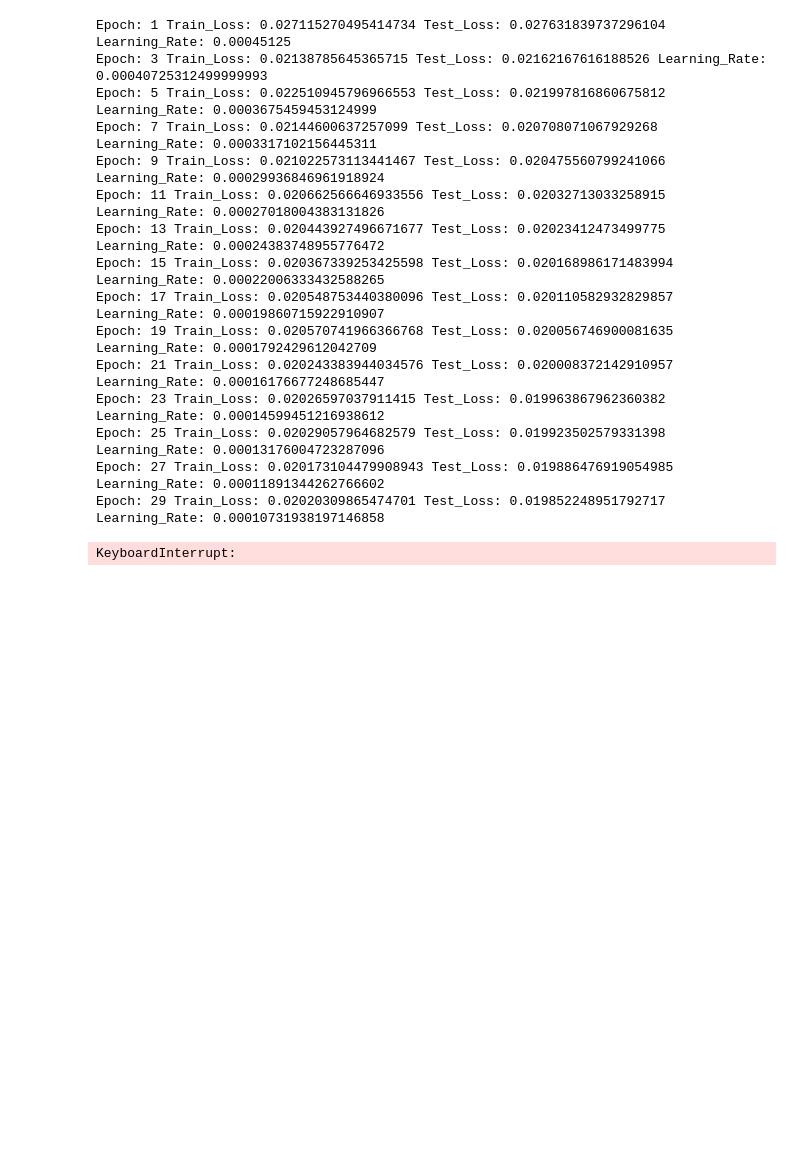
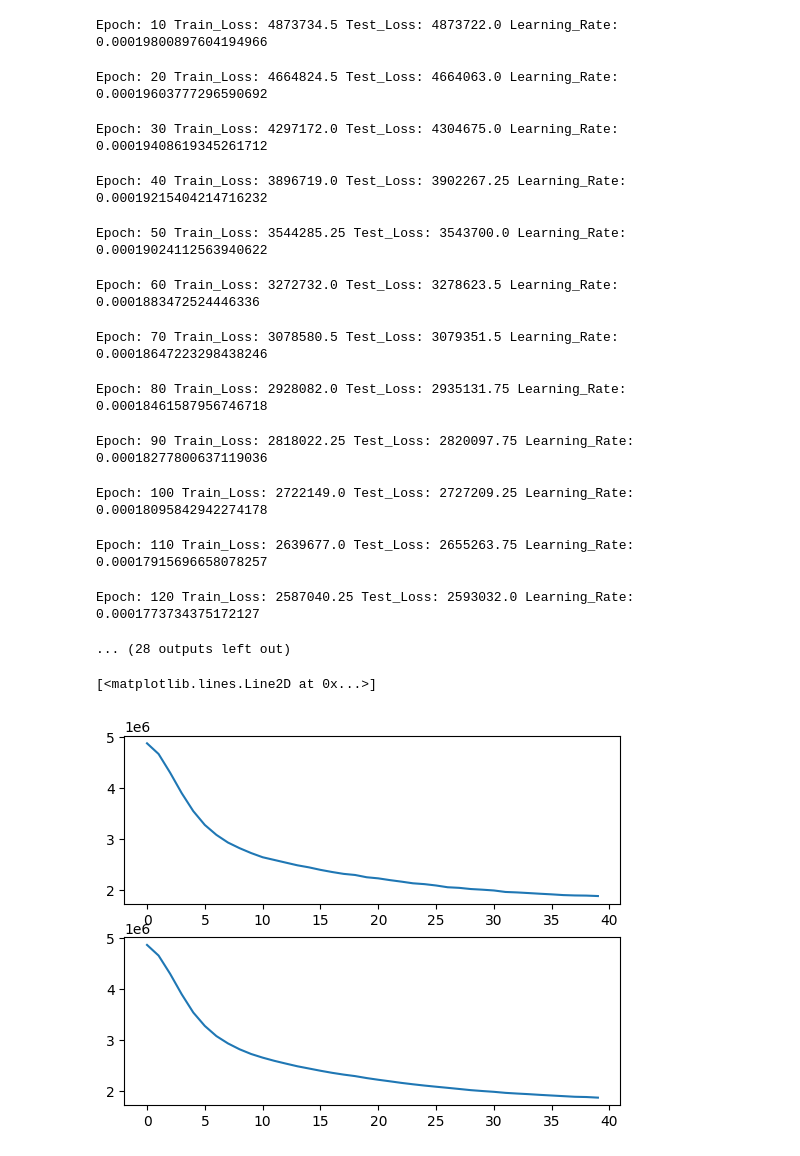
Before and after one commit to ericyh/MNIST_VAE, a Jupyter notebook: VAE_MNIST.ipynb, the cells around one changed output. Saved outputs shown, nothing was run; the diff lists cells and outputs as text; code cells hidden in the pictures; blank space fills up the shorter version.

```diff
--- a/VAE_MNIST.ipynb
+++ b/VAE_MNIST.ipynb
@@ -49,43 +79,56 @@ Net(
   )
 )
+# %%
+def loss_f(output, target, mu, log_var):
+    BCE = nn.BCELoss(reduction='sum')(output, target)
+    KLD = 0.5 * torch.sum(mu**2 + torch.exp(log_var) -1 - log_var)
+    return BCE + KLD
 # %%
-optimizer = optim.Adam(model.parameters(), lr = 0.0005)
-scheduler = ExponentialLR(optimizer, gamma=0.98)
-criteria = nn.MSELoss()
+optimizer = optim.Adam(model.parameters(), lr = 0.0002)
+scheduler = ExponentialLR(optimizer, gamma=0.999)
 cuda0 = torch.device('cuda:0')
 
-for epoch in range(100):
+train_loss_list = []
+test_loss_list = []
+
+for epoch in tqdm(range(400)):
     optimizer.zero_grad()
     for x_train, y_train in train_loader:
         x_train = x_train.cuda()
-        outputs = model(x_train)
-        loss = criteria(outputs, x_train)
+        outputs, mu, log_var = model(x_train)
+        loss = loss_f(outputs, x_train, mu, log_var)
         loss.backward()
         optimizer.step()
     scheduler.step()
-    if (epoch + 1) % 2 == 0:
+    if (epoch + 1) % 10 == 0:
         for x_test, y_test in test_loader:
             x_test = x_test.cuda()
-            outputs = model(x_test)
-            test_loss = criteria(outputs, x_test)
-        print("Epoch:", epoch, "Train_Loss:", loss.item(), "Test_Loss:", test_loss.item(), "Learning_Rate:", scheduler.optimizer.param_groups[0]['lr'])
+            outputs, mu, log_var = model(x_test)
+            test_loss = loss_f(outputs, x_test, mu, log_var)
+        print("Epoch:", epoch + 1, "Train_Loss:", loss.item(), "Test_Loss:", test_loss.item(), "Learning_Rate:", scheduler.optimizer.param_groups[0]['lr'])
+        train_loss_list.append(loss.item())
+        test_loss_list.append(test_loss.item())
 # %% [output]
-Epoch: 1 Train_Loss: 0.027115270495414734 Test_Loss: 0.027631839737296104 Learning_Rate: 0.00045125
-Epoch: 3 Train_Loss: 0.02138785645365715 Test_Loss: 0.02162167616188526 Learning_Rate: 0.00040725312499999993
-Epoch: 5 Train_Loss: 0.022510945796966553 Test_Loss: 0.021997816860675812 Learning_Rate: 0.0003675459453124999
-Epoch: 7 Train_Loss: 0.02144600637257099 Test_Loss: 0.020708071067929268 Learning_Rate: 0.0003317102156445311
-Epoch: 9 Train_Loss: 0.021022573113441467 Test_Loss: 0.020475560799241066 Learning_Rate: 0.00029936846961918924
-Epoch: 11 Train_Loss: 0.020662566646933556 Test_Loss: 0.02032713033258915 Learning_Rate: 0.00027018004383131826
-Epoch: 13 Train_Loss: 0.020443927496671677 Test_Loss: 0.02023412473499775 Learning_Rate: 0.00024383748955776472
-Epoch: 15 Train_Loss: 0.020367339253425598 Test_Loss: 0.020168986171483994 Learning_Rate: 0.00022006333432588265
-Epoch: 17 Train_Loss: 0.020548753440380096 Test_Loss: 0.020110582932829857 Learning_Rate: 0.00019860715922910907
-Epoch: 19 Train_Loss: 0.020570741966366768 Test_Loss: 0.020056746900081635 Learning_Rate: 0.0001792429612042709
-Epoch: 21 Train_Loss: 0.020243383944034576 Test_Loss: 0.020008372142910957 Learning_Rate: 0.00016176677248685447
-Epoch: 23 Train_Loss: 0.02026597037911415 Test_Loss: 0.019963867962360382 Learning_Rate: 0.00014599451216938612
-Epoch: 25 Train_Loss: 0.02029057964682579 Test_Loss: 0.019923502579331398 Learning_Rate: 0.00013176004723287096
-Epoch: 27 Train_Loss: 0.020173104479908943 Test_Loss: 0.019886476919054985 Learning_Rate: 0.00011891344262766602
-Epoch: 29 Train_Loss: 0.02020309865474701 Test_Loss: 0.019852248951792717 Learning_Rate: 0.00010731938197146858
+Epoch: 10 Train_Loss: 4873734.5 Test_Loss: 4873722.0 Learning_Rate: 0.00019800897604194966
-KeyboardInterrupt:
+Epoch: 20 Train_Loss: 4664824.5 Test_Loss: 4664063.0 Learning_Rate: 0.00019603777296590692
+Epoch: 30 Train_Loss: 4297172.0 Test_Loss: 4304675.0 Learning_Rate: 0.00019408619345261712
+Epoch: 40 Train_Loss: 3896719.0 Test_Loss: 3902267.25 Learning_Rate: 0.00019215404214716232
+Epoch: 50 Train_Loss: 3544285.25 Test_Loss: 3543700.0 Learning_Rate: 0.00019024112563940622
+Epoch: 60 Train_Loss: 3272732.0 Test_Loss: 3278623.5 Learning_Rate: 0.0001883472524446336
+Epoch: 70 Train_Loss: 3078580.5 Test_Loss: 3079351.5 Learning_Rate: 0.00018647223298438246
+Epoch: 80 Train_Loss: 2928082.0 Test_Loss: 2935131.75 Learning_Rate: 0.00018461587956746718
+Epoch: 90 Train_Loss: 2818022.25 Test_Loss: 2820097.75 Learning_Rate: 0.00018277800637119036
+Epoch: 100 Train_Loss: 2722149.0 Test_Loss: 2727209.25 Learning_Rate: 0.00018095842942274178
+Epoch: 110 Train_Loss: 2639677.0 Test_Loss: 2655263.75 Learning_Rate: 0.00017915696658078257
+Epoch: 120 Train_Loss: 2587040.25 Test_Loss: 2593032.0 Learning_Rate: 0.0001773734375172127
+... (28 outputs left out)
+# %%
+fig, ax = plt.subplots(2)
+ax[0].plot(train_loss_list)
+ax[1].plot(test_loss_list)
+# %% [output]
+[<matplotlib.lines.Line2D at 0x...>]
+[figure, added]
 # %%
 fig, ax = plt.subplots(2)
 torch.no_grad()
```
Also changed, not shown: parts of 7 cells of this notebook, 4 other files.
